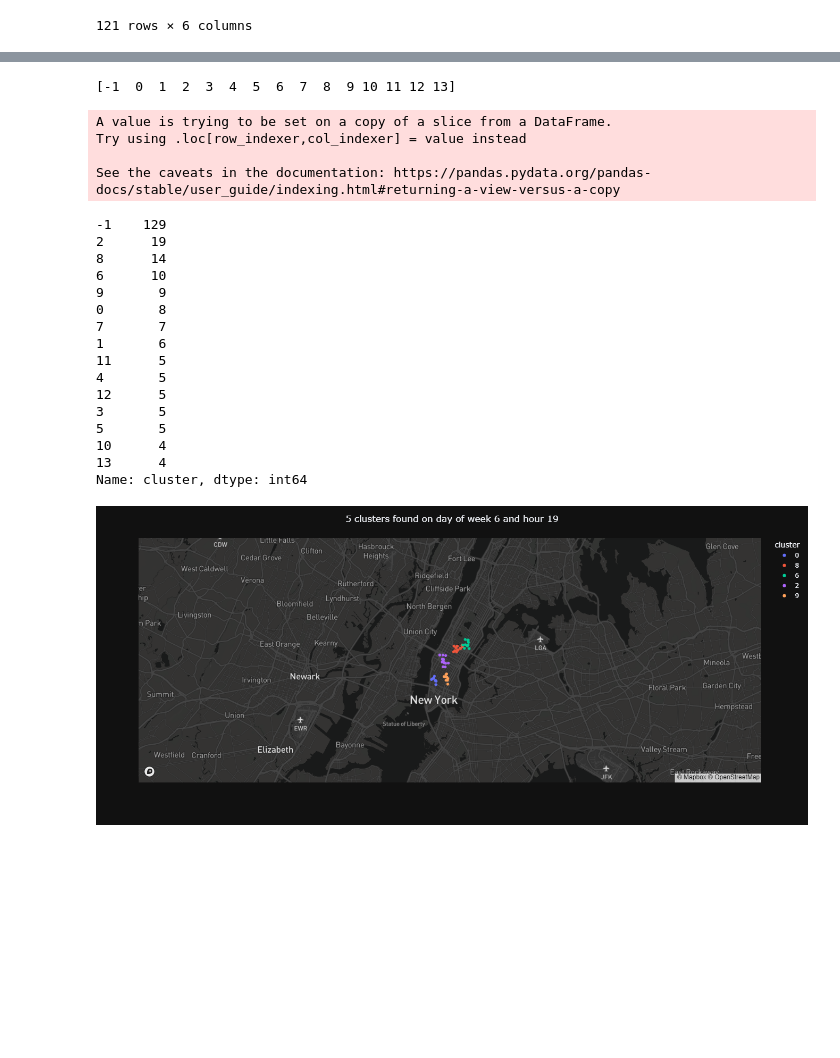
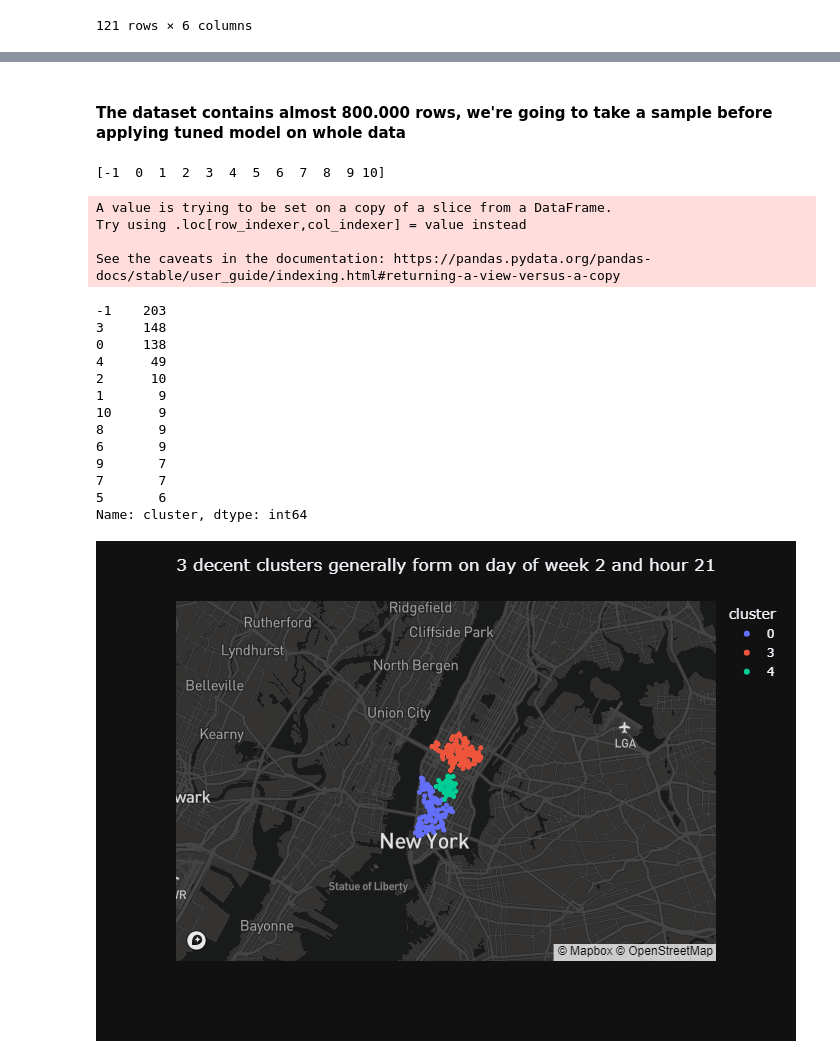
Before and after one commit to LRaverdy/uber-trips-clustering, a Jupyter notebook: Untitled.ipynb, the cells around one changed output, grey strips where cells are left out. Saved outputs shown, nothing was run; the diff lists cells and outputs as text; code cells hidden in the pictures; blank space fills up the shorter version.

```diff
--- a/Untitled.ipynb
+++ b/Untitled.ipynb
@@ -118,5 +275,13 @@ fig.show("png")
+# %% [markdown]
+#### The dataset contains almost 800.000 rows, we're going to take a sample before applying tuned model on whole data
+# %%
+dff = df.sample(50000)
 # %%
+dayofweek = 2
+hour = 21
+
 day = '2014-07-17'
 #data = df[(df['Date/Time'].dt.strftime('%Y-%m-%d') == day)]
-data = df[df["dayofweek"] == 6]
-data = data[data["hour"] == 18]
+data = dff[dff["dayofweek"] == dayofweek]
+data = data[data["hour"] == hour]
+X = data[['Lat', 'Lon']]
@@ -123,62 +301,59 @@ data = data[data["hour"] == 18]
 # %%
-X = data[['Lat', 'Lon']]
+#X = data[['Lat', 'Lon']]
 # Instanciate DBSCAN
-db = DBSCAN(eps=.005, min_samples=5, metric="manhattan")
+db = DBSCAN(eps=.004, min_samples=6, metric="manhattan")
 db.fit(X)
 clusters = db.labels_
 # Number of clusters created
 print(np.unique(clusters))
 # %% [output]
-[-1  0  1  2  3  4  5  6  7  8  9 10 11 12 13]
+[-1  0  1  2  3  4  5  6  7  8  9 10]
 # %%
 X['cluster'] = [str(i) for i in clusters]
-big_cluster = X["cluster"].value_counts().index[0:6].tolist()
+big_cluster = X["cluster"].value_counts().index[0:4].tolist()
 X["cluster"].value_counts()
 # %% [output]
 A value is trying to be set on a copy of a slice from a DataFrame.
 Try using .loc[row_indexer,col_indexer] = value instead
 
 See the caveats in the documentation: https://pandas.pydata.org/pandas-docs/stable/user_guide/indexing.html#returning-a-view-versus-a-copy
--1    129
-2      19
-8      14
-6      10
-9       9
-0       8
+-1    203
+3     148
+0     138
+4      49
+2      10
+1       9
+10      9
+8       9
+6       9
+9       7
 7       7
-1       6
-11      5
-4       5
-12      5
-3       5
-5       5
-10      4
-13      4
+5       6
 Name: cluster, dtype: int64
 # %%
 dff = X
 cluster_to_keep = [i for i in big_cluster if i != "-1"]
 
 mapbox_access_token = 'pk.eyJ1IjoibGV3aXN3ZXJuZWNrIiwiYSI6ImNsMnMzYnA1OTA5dXgza25yazhhajh3NGsifQ.Z3CrpQqY0Xj_ZH3spiAiYQ'
 
 fig = px.scatter_mapbox(
     dff[dff["cluster"].isin(cluster_to_keep)],
     lat="Lat",
     lon="Lon",
     color="cluster",
     size_max=15,
     zoom=10,
-    height=600
+    height=500
 )
 
 fig.update_layout(
     template="plotly_dark",
     mapbox_style="dark",
     mapbox=dict(accesstoken=mapbox_access_token),
-    title=f"{len(cluster_to_keep)} clusters found on day of week {dayofweek} and hour {hour}",
+    title=f"{len(cluster_to_keep)} decent clusters generally form on day of week {dayofweek} and hour {hour}",
     title_x=.5
 )
 
-fig.show()
+fig.show("png")
 # %% [output]
-[figure, old version]
+[figure, new version]
```
Also changed, not shown: parts of 17 cells of this notebook.
